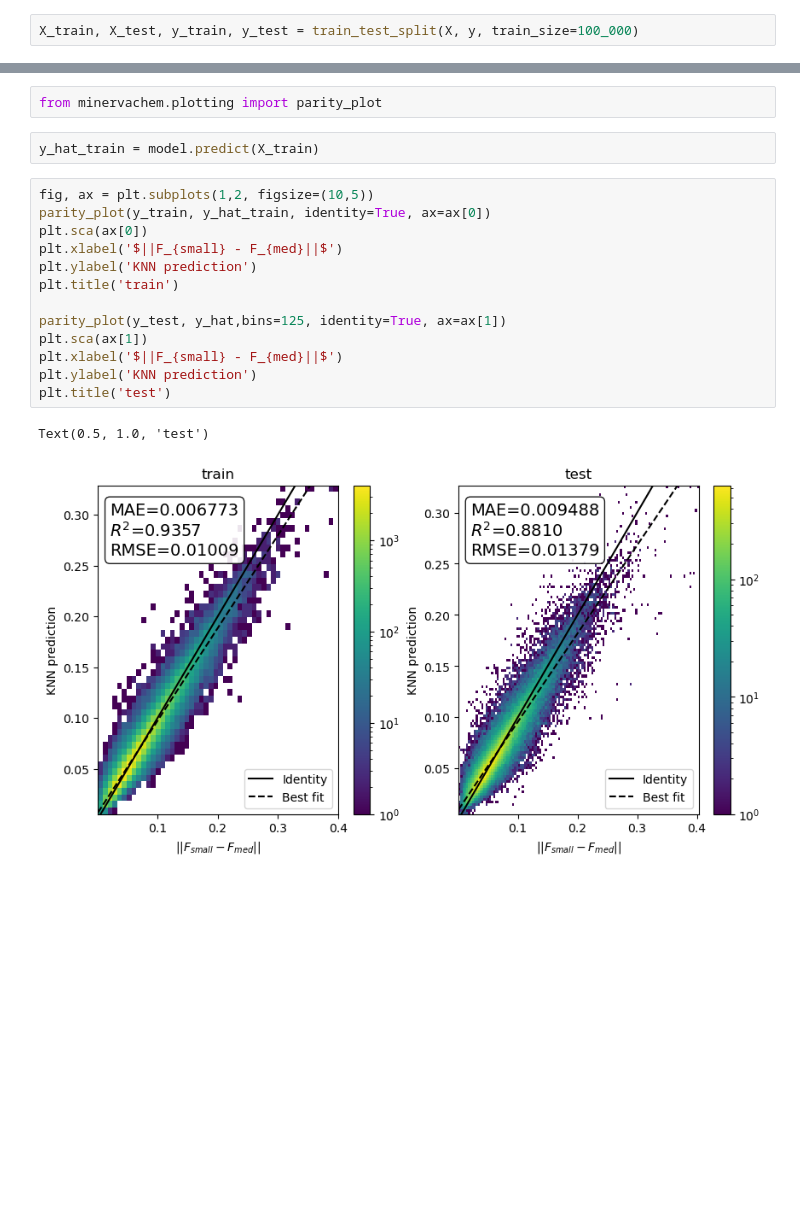
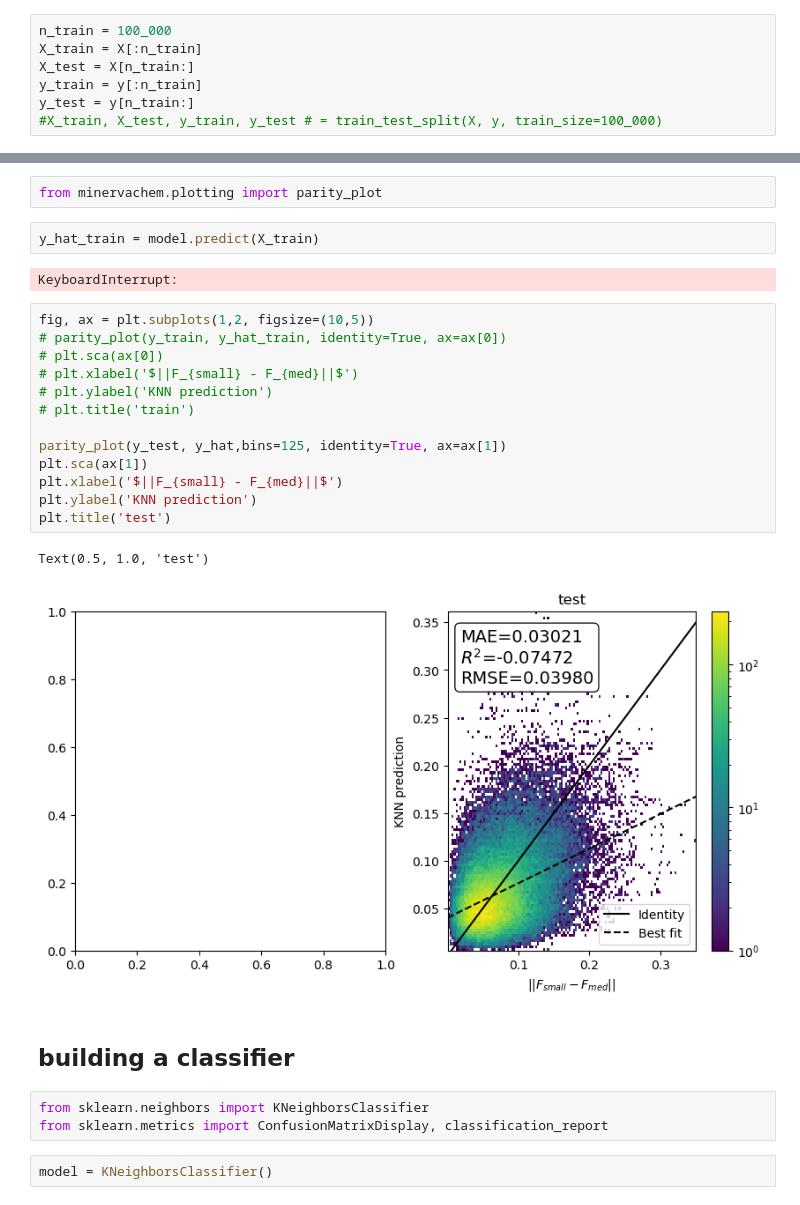
Before and after one commit to globus-labs/cascade, a Jupyter notebook: 3_cascade/0_UQ-tests.ipynb, the cells around one changed output, grey strips where cells are left out. Drawn from its saved outputs; the diff is of its cells as text; blank space fills up the shorter version.

```diff
--- a/3_cascade/0_UQ-tests.ipynb
+++ b/3_cascade/0_UQ-tests.ipynb
@@ -187,5 +210,10 @@ from sklearn.neighbors import KNeighborsRegressor
 # %%
-X_train, X_test, y_train, y_test = train_test_split(X, y, train_size=100_000)
+n_train = 100_000
+X_train = X[:n_train]
+X_test = X[n_train:]
+y_train = y[:n_train]
+y_test = y[n_train:]
+#X_train, X_test, y_train, y_test # = train_test_split(X, y, train_size=100_000)
 # %%
 model = KNeighborsRegressor()
 # %%
@@ -203,19 +235,28 @@ plt.scatter(y_test, y_hat)
 from minervachem.plotting import parity_plot
 # %%
 y_hat_train = model.predict(X_train)
+# %% [output]
+KeyboardInterrupt:
 # %%
 fig, ax = plt.subplots(1,2, figsize=(10,5))
-parity_plot(y_train, y_hat_train, identity=True, ax=ax[0])
-plt.sca(ax[0])
-plt.xlabel('$||F_{small} - F_{med}||$')
-plt.ylabel('KNN prediction')
-plt.title('train')
+# parity_plot(y_train, y_hat_train, identity=True, ax=ax[0])
+# plt.sca(ax[0])
+# plt.xlabel('$||F_{small} - F_{med}||$')
+# plt.ylabel('KNN prediction')
+# plt.title('train')
 
 parity_plot(y_test, y_hat,bins=125, identity=True, ax=ax[1])
 plt.sca(ax[1])
 plt.xlabel('$||F_{small} - F_{med}||$')
 plt.ylabel('KNN prediction')
 plt.title('test')
 # %% [output]
 Text(0.5, 1.0, 'test')
-[figure, old version]
+[figure, new version]
+# %% [markdown]
+## building a classifier
+# %%
+from sklearn.neighbors import KNeighborsClassifier
+from sklearn.metrics import ConfusionMatrixDisplay, classification_report
+# %%
+model = KNeighborsClassifier()
```
Also changed, not shown: parts of 32 cells of this notebook.
